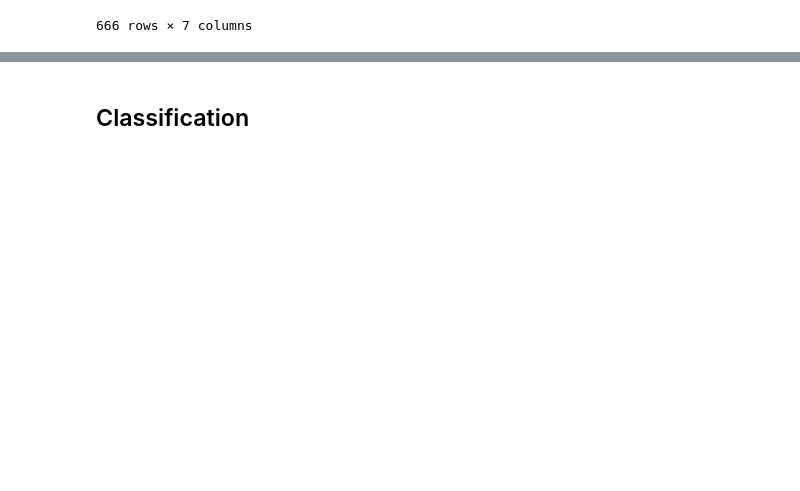
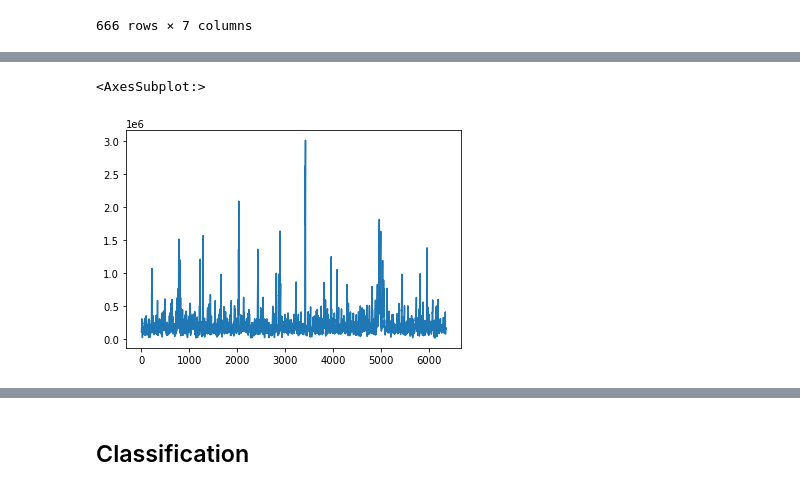
Before and after one commit to laurenweiner/GW-Bootcamp-Project, a Jupyter notebook: metro_market_tracker.ipynb, the cells around one changed output, grey strips where cells are left out. Cells and saved outputs as stored; diff of their text form; code cells hidden in the pictures; blank space fills up the shorter version.

```diff
--- a/metro_market_tracker.ipynb
+++ b/metro_market_tracker.ipynb
@@ -119,0 +128,5 @@ df_state
+# %%
+metro_market_tracker.median_sale_price.plot()
+# %% [output]
+<AxesSubplot:>
+[figure, added]
```
Also changed, not shown: parts of 57 cells of this notebook, 3 other files.
